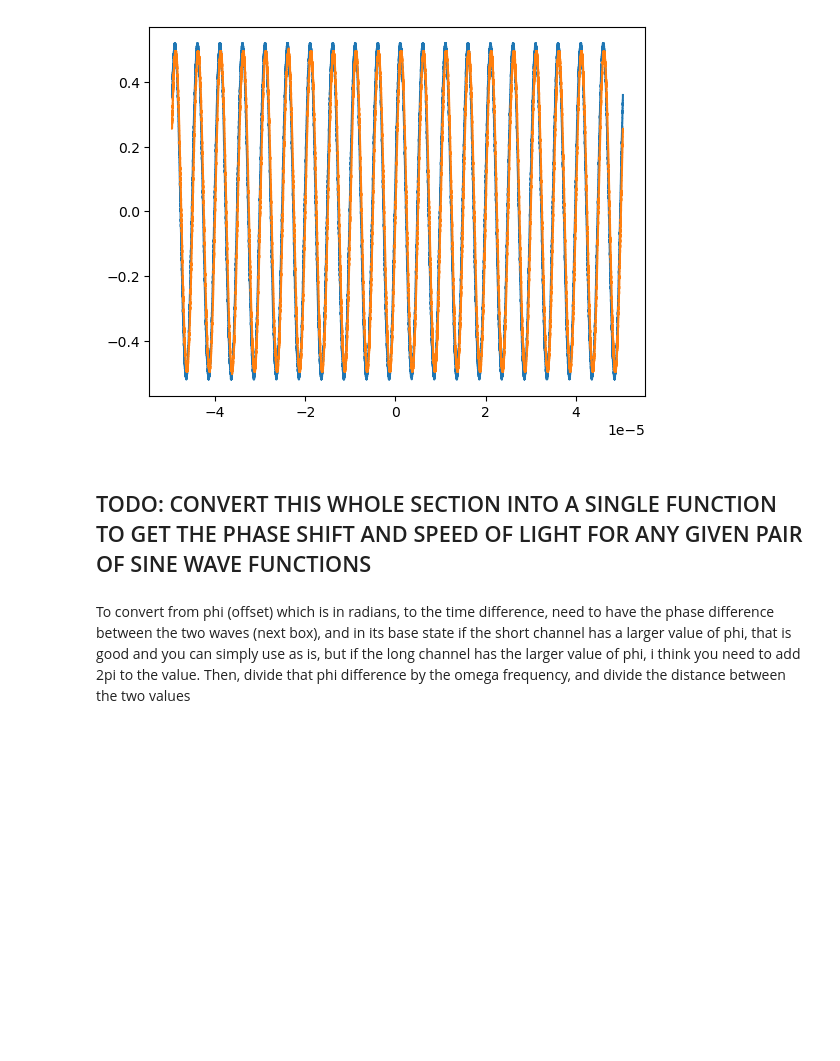
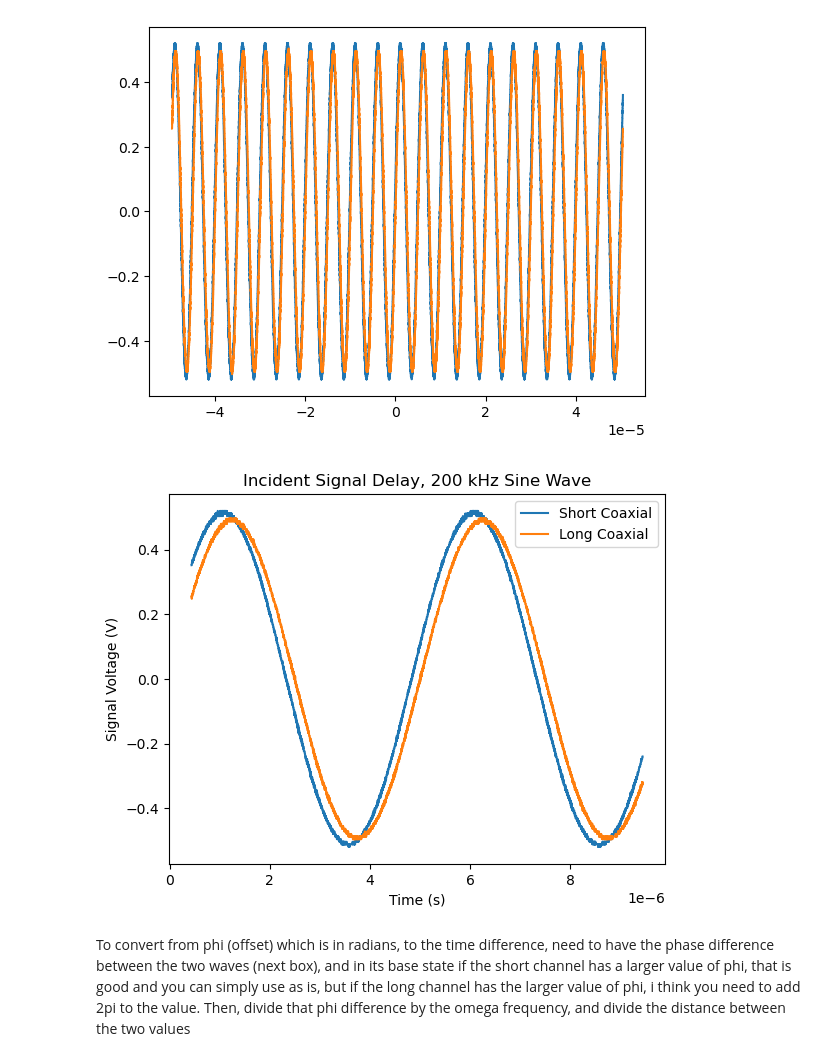
Before and after one commit to xingyzt/5bl, a Jupyter notebook: capstone/sine_propagation_delay.ipynb, the cells around one changed output. Drawn from its saved outputs; the diff is of its cells as text; code cells hidden in the pictures; blank space fills up the shorter version.

```diff
--- a/capstone/sine_propagation_delay.ipynb
+++ b/capstone/sine_propagation_delay.ipynb
@@ -68,11 +68,19 @@ plt.plot(t_200k_1, ch2_200k_1)
 plt.show()
 # %% [output]
 [figure]
+# %%
+plt.plot(t_200k_1[50000:59000], ch1_200k_1[50000:59000], label="Short Coaxial")
+plt.plot(t_200k_1[50000:59000], ch2_200k_1[50000:59000], label="Long Coaxial")
+plt.xlabel("Time (s)")
+plt.ylabel("Signal Voltage (V)")
+plt.title("Incident Signal Delay, 200 kHz Sine Wave")
+plt.legend()
+plt.show()
+# %% [output]
+[figure, added]
 # %%
 def sin_wave(t, omega, phi, a, c):
     return a * (np.sin(t * omega + phi)) + c
-# %% [markdown]
-## TODO: CONVERT THIS WHOLE SECTION INTO A SINGLE FUNCTION TO GET THE PHASE SHIFT AND SPEED OF LIGHT FOR ANY GIVEN PAIR OF SINE WAVE FUNCTIONS
 # %%
 ff = np.fft.fftfreq(len(t_200k_1), (t_200k_1[1]-t_200k_1[0]))
 Fyy = abs(np.fft.fft(ch1_200k_1))
```
Also changed, not shown: parts of 16 cells of this notebook.
